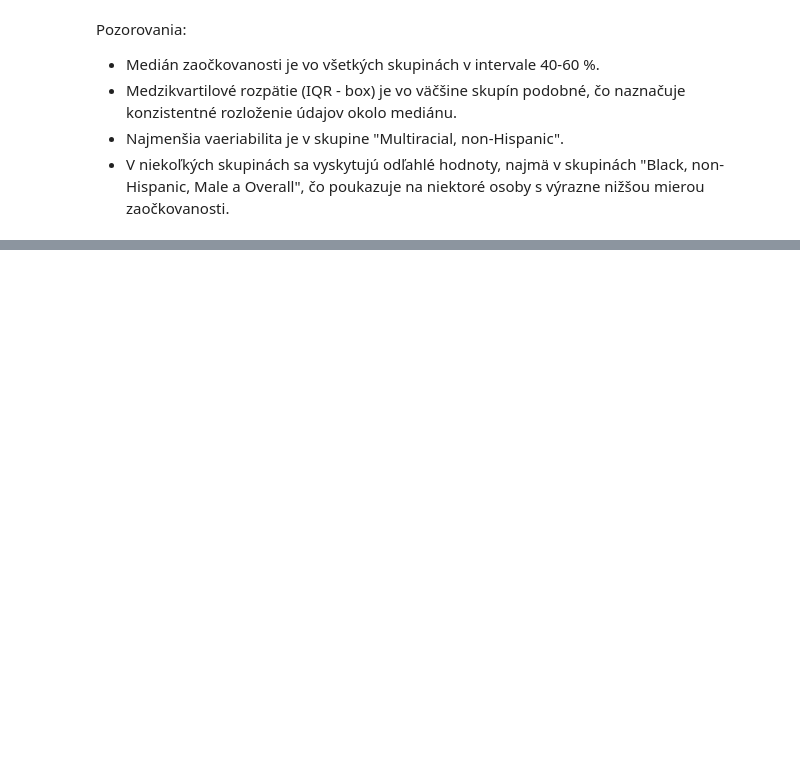
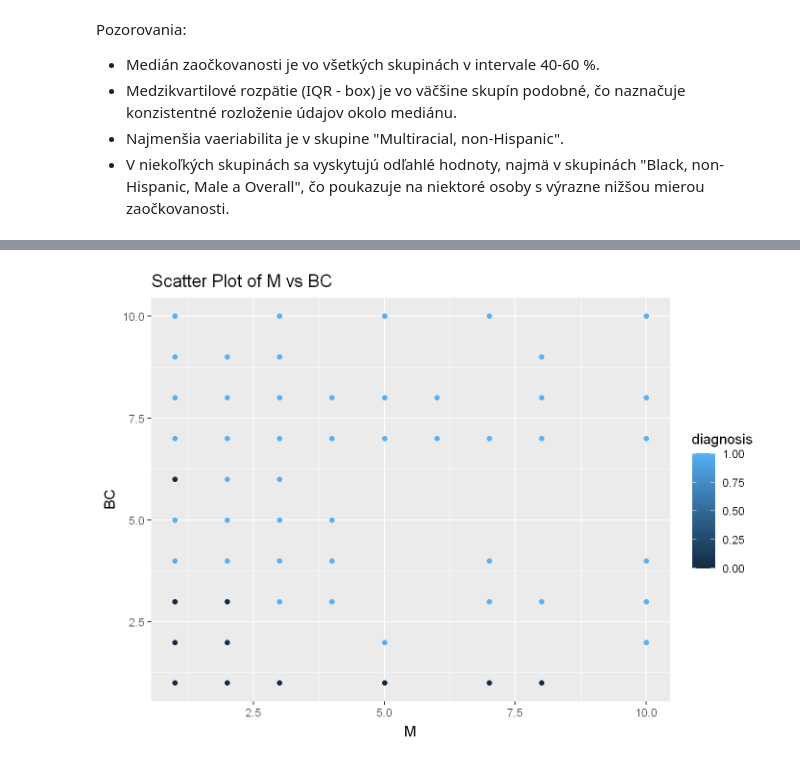
Before and after one commit to fri-linda/SSBU, a Jupyter notebook: t3_cv2/CV2_2_Predspracovanie_udajov_1.ipynb, the cells around one changed output, grey strips where cells are left out. Saved outputs shown, nothing was run; the diff lists cells and outputs as text; code cells hidden in the pictures; blank space fills up the shorter version.

```diff
--- a/t3_cv2/CV2_2_Predspracovanie_udajov_1.ipynb
+++ b/t3_cv2/CV2_2_Predspracovanie_udajov_1.ipynb
@@ -394,0 +772,21 @@ Pozorovania:
+# %%
+# load the dataset
+url <- "https://archive.ics.uci.edu/ml/machine-learning-databases/breast-cancer-wisconsin/breast-cancer-wisconsin.data"
+
+# change the variable names
+data_bc <- read.csv(file = url, header = FALSE,
+                col.names = c("id","CT", "UCSize", "UCShape", "MA", "SECS", "BN", "BC", "NN","M", "diagnosis"))
+head(data_bc)
+
+# mutate the diagnosis variable
+data_bc$diagnosis[data_bc$diagnosis==4] = 1 # malign
+data_bc$diagnosis[data_bc$diagnosis==2] = 0 # benign
+
+#filter to check and review any duplicate records
+data_bc <- data_bc %>%
+    distinct()
+
+# select only relevant variables
+data_bc <- data_bc %>% select(-id, -BN)
+
+head(data_bc)
@@ -394,0 +818,6 @@ Pozorovania:
+# %%
+ggplot(data_bc, aes(x = M, y = BC, color = diagnosis)) +
+  geom_point() +
+  ggtitle("Scatter Plot of M vs BC")
+# %% [output]
+[figure, added]
```
Also changed, not shown: parts of 38 cells of this notebook, 1 other file.
